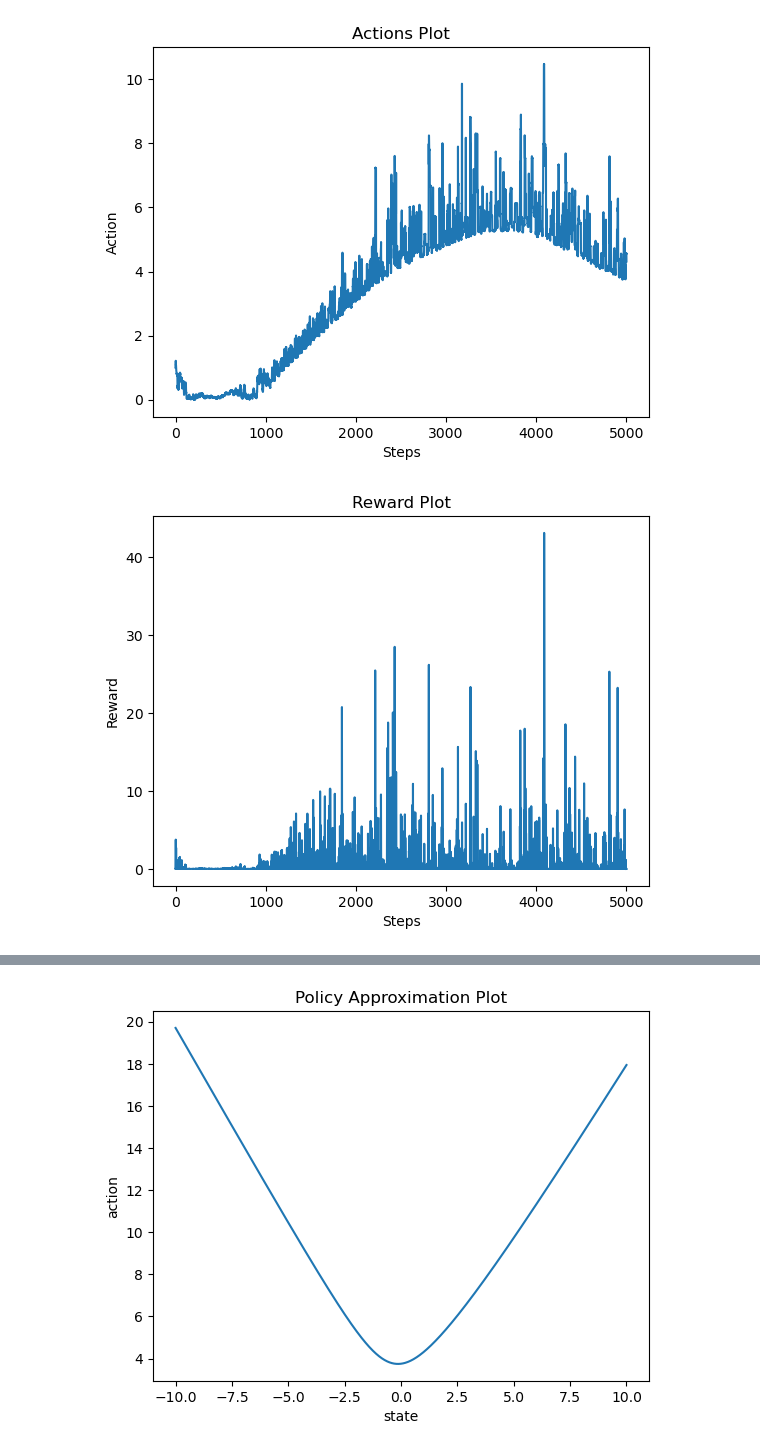
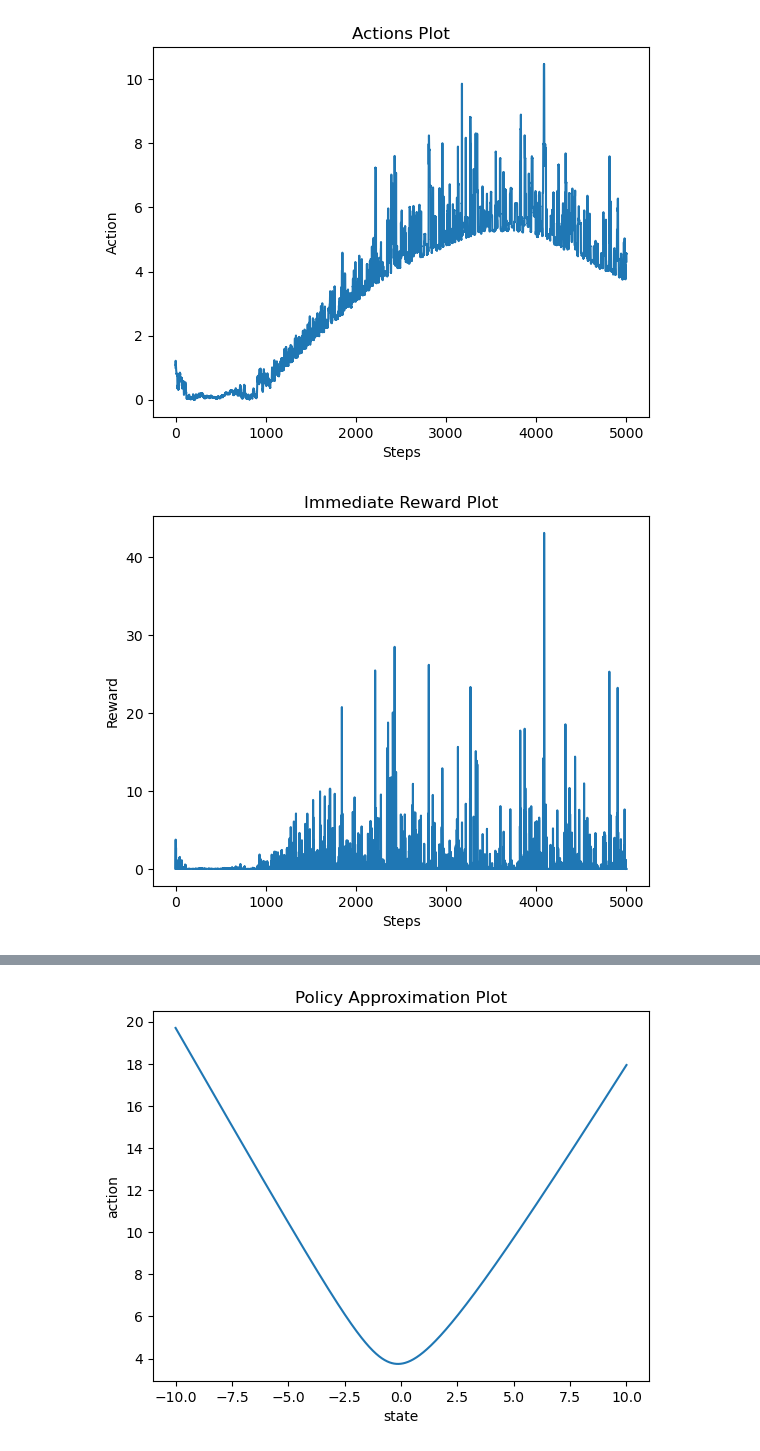
Before and after one commit to congyewang/Reinforcement-Learning-for-Adaptive-MCMC, a Jupyter notebook: Python/DDPG_mcmc.ipynb, the cells around one changed output, grey strips where cells are left out. Saved outputs shown, nothing was run; the diff lists cells and outputs as text; code cells hidden in the pictures.

```diff
--- a/Python/DDPG_mcmc.ipynb
+++ b/Python/DDPG_mcmc.ipynb
@@ -182,3 +182,7 @@ for global_step in trange(args.total_timesteps):
                 qf1_state,
                 data.observations.numpy(),
             )
+
+    # ESJD
+    if global_step % 100 == 0 and global_step > 0:
+        env.expected_squared_jump_distance(lambda x: actor.apply(actor_state.params, np.array([x])))
@@ -203,9 +215,9 @@ plt.show()
 # %%
 # Immediate Reward Plot
 plt.plot(env.store_reward)
-plt.title("Reward Plot")
+plt.title("Immediate Reward Plot")
 plt.xlabel("Steps")
 plt.ylabel("Reward")
 plt.show()
 # %% [output]
-[figure, old version]
+[figure, new version]
```
Also changed, not shown: parts of 5 cells of this notebook, 1 other file.
